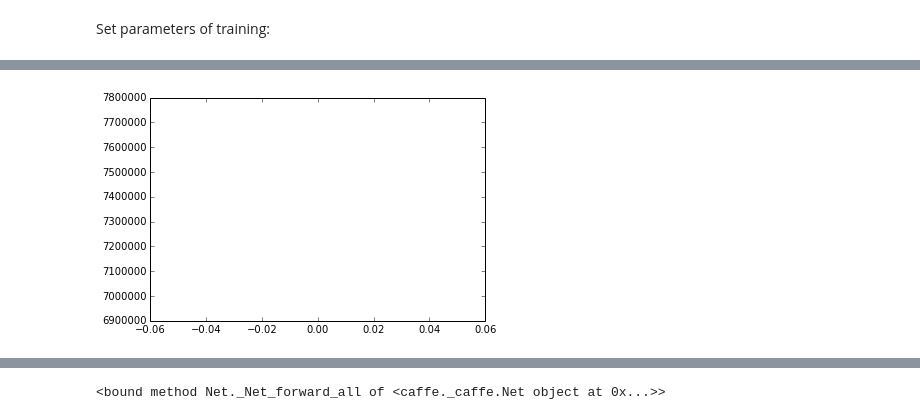
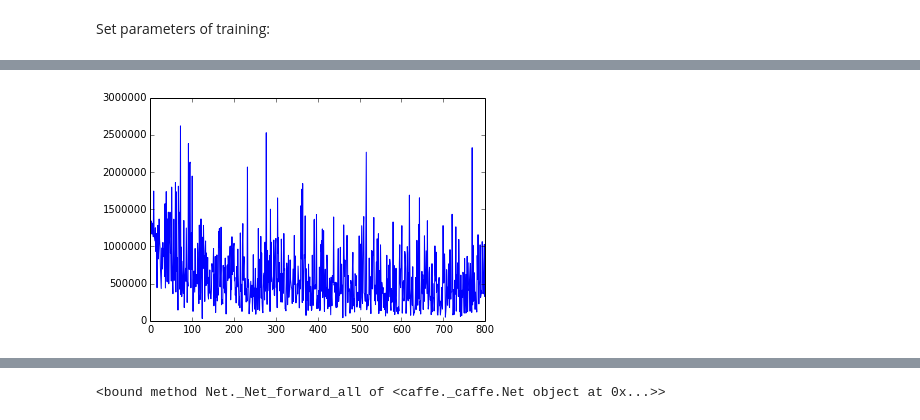
Before and after one commit to yxlao/caffe-coco, a Jupyter notebook: notebook/train_baseline_continue.ipynb, the cells around one changed output, grey strips where cells are left out. Drawn from its saved outputs; the diff is of its cells as text; code cells hidden in the pictures.

```diff
--- a/notebook/train_baseline_continue.ipynb
+++ b/notebook/train_baseline_continue.ipynb
@@ -49,7 +49,7 @@ cont = False; cont_itr = 30000
 total_itr = 60000
 loss_save_interval = 100
 net_save_interval = 2000
-experiment_name = 'coco-600-mirror-dsn'
+experiment_name = 'coco-600-fcn8'
 caffe.set_device(0)
 caffe.set_mode_gpu()
 solver = caffe.SGDSolver(caffe_root+'/models/'+experiment_name+'/solver.prototxt')
@@ -62,18 +62,14 @@ if cont:
     niter = range(cont_itr+1, total_itr)
     train_loss = np.load(caffe_root+'/models/'+experiment_name+'/'+'train_loss.npy')
 else:
-    solver.net.copy_from(caffe_root+'/models/vgg/vgg16_fully_conv.caffemodel')
+    solver.net.copy_from(caffe_root+'/models/fcn-context/fcn-32s-pascalcontext.caffemodel')
     niter = range(total_itr)
     train_loss = np.zeros(len(niter))
 # %%
 for it in niter:
     solver.step(1)  # SGD by Caffe
     # store the train loss
-    train_loss[it] = solver.net.blobs['loss_conv3_3'].data + \
-                    solver.net.blobs['loss_conv4_3'].data + \
-                    solver.net.blobs['loss_conv5_3'].data + \
-                    solver.net.blobs['loss_fc7'].data + \
-                    solver.net.blobs['loss_fuse'].data
+    train_loss[it] = solver.net.blobs['loss'].data
     if it % loss_save_interval == 0:
         clear_output()
         print 'iter %d, loss=%f' % (it, train_loss[it])
@@ -89 +85 @@ iter 0, loss=7354550.000000
-[figure, old version]
+[figure, new version]
```
Also changed, not shown: parts of 5 cells of this notebook, 5 other files.
